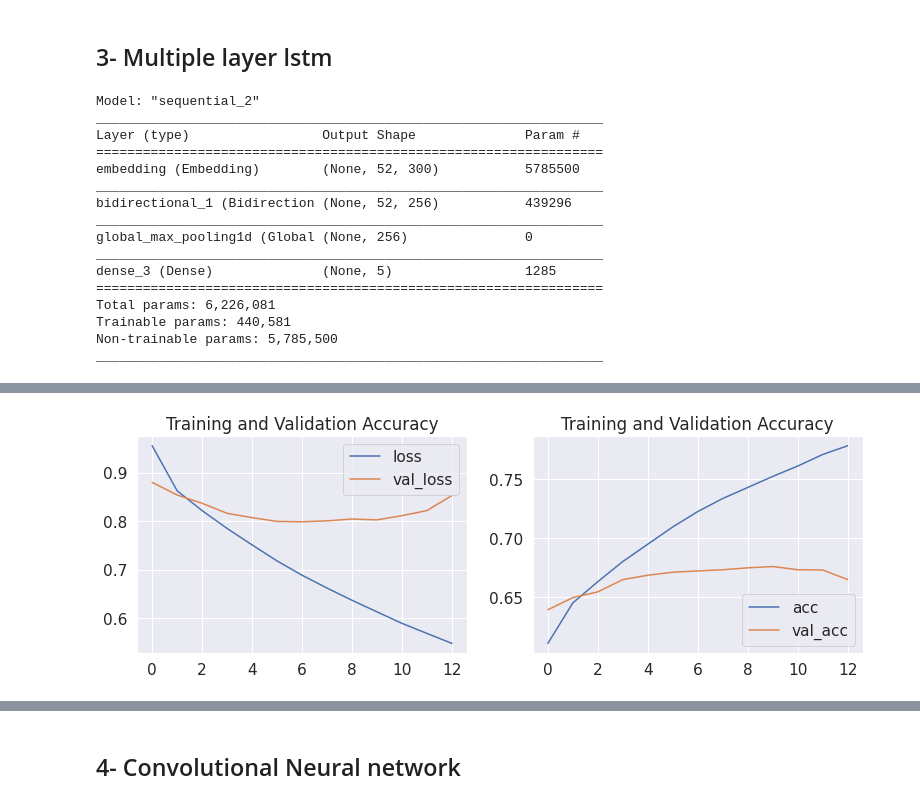
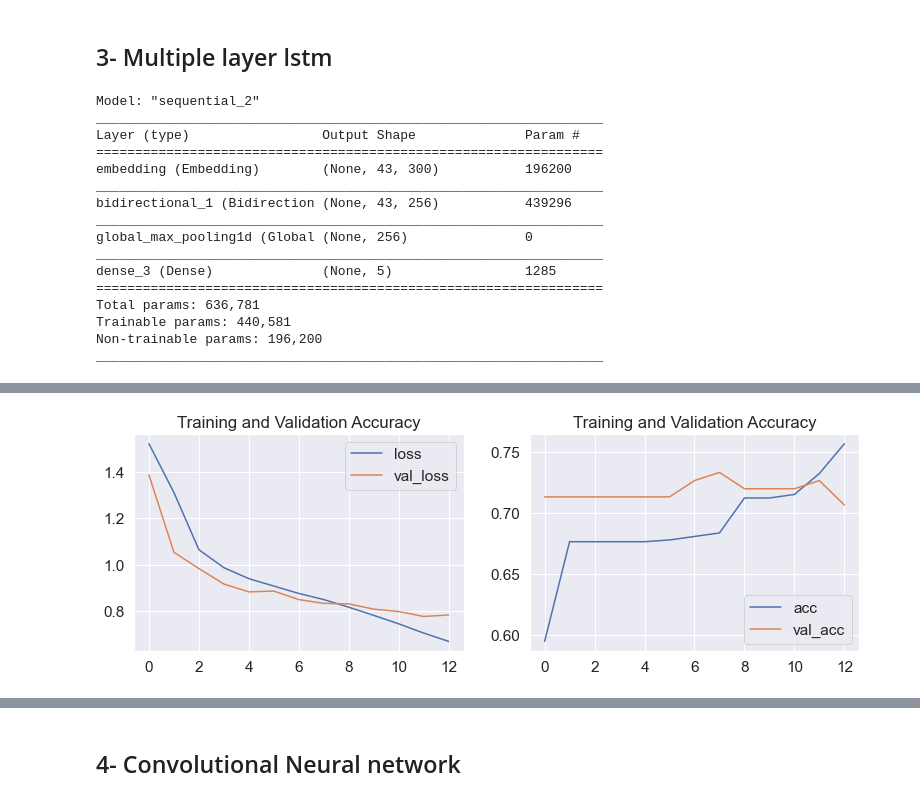
Before and after one commit to zceihzi/AMLSII_final_assignment, a Jupyter notebook: amls-ii-assignment.ipynb, the cells around one changed output, grey strips where cells are left out. Drawn from its saved outputs; the diff is of its cells as text; code cells hidden in the pictures.

Commit message:
Still major bugs with libraries and LSTM not training, functions separated into a different file for clarity

```diff
--- a/amls-ii-assignment.ipynb
+++ b/amls-ii-assignment.ipynb
@@ -8,6 +99,10 @@ df_submission = load_sub_data()
 df_submission = df_submission
 df_train = load_train_data()
 df_train = df_train
+
+
+df_submission = df_submission[0:1000]
+df_train=df_train[0:1000]
 # %%
 plot_class_distribution(df_train["sentiment"])
 # %% [output]
@@ -23,8 +118,8 @@ Name: sentiment, dtype: int64
 # %% [markdown]
 ### Data cleaning
 # %%
-df_train = data_cleaning(df_train)
-df_submission = data_cleaning(df_submission)
+# df_train = data_cleaning(df_train)
+# df_submission = data_cleaning(df_submission)
 # %% [markdown]
 ### Transformation to TF-IDF features
 # %%
@@ -298,17 +434,17 @@ Model: "sequential_2"
 _________________________________________________________________
 Layer (type)                 Output Shape              Param #
 =================================================================
-embedding (Embedding)        (None, 52, 300)           5785500
+embedding (Embedding)        (None, 43, 300)           196200
 _________________________________________________________________
-bidirectional_1 (Bidirection (None, 52, 256)           439296
+bidirectional_1 (Bidirection (None, 43, 256)           439296
 _________________________________________________________________
 global_max_pooling1d (Global (None, 256)               0
 _________________________________________________________________
 dense_3 (Dense)              (None, 5)                 1285
 =================================================================
-Total params: 6,226,081
+Total params: 636,781
 Trainable params: 440,581
-Non-trainable params: 5,785,500
+Non-trainable params: 196,200
 _________________________________________________________________
 # %%
 model = train_deep_model(model,
@@ -317,7 +453,7 @@ model = train_deep_model(model,
                         BATCH_SIZE = 128,
                         EPOCHS = 13,
                         plot=True,
-                        callback=True,
+                        callback=False,
                         model_name= model_name )
 # %% [output]
 Epoch 1/13
@@ -340,4 +476,4 @@ Epoch 13/13
-[figure, old version]
+[figure, new version]
 # %%
 generate_pred(model,X_test,y_test)
 # %% [output]
```
Also changed, not shown: parts of 40 cells of this notebook, 2 other files.
